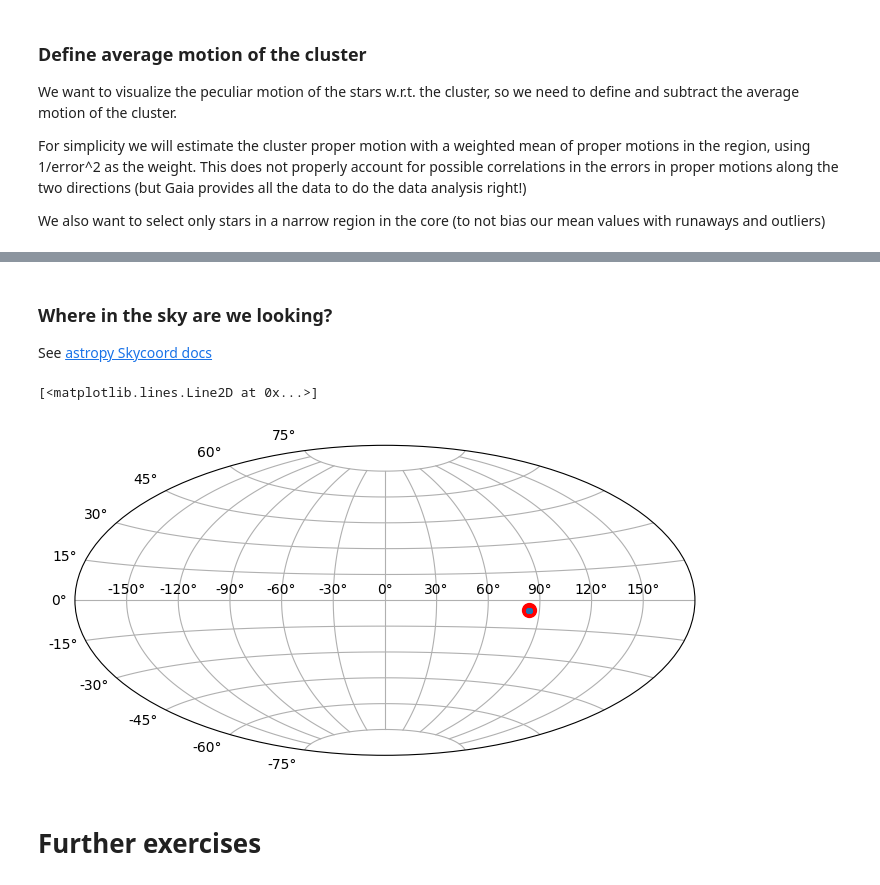
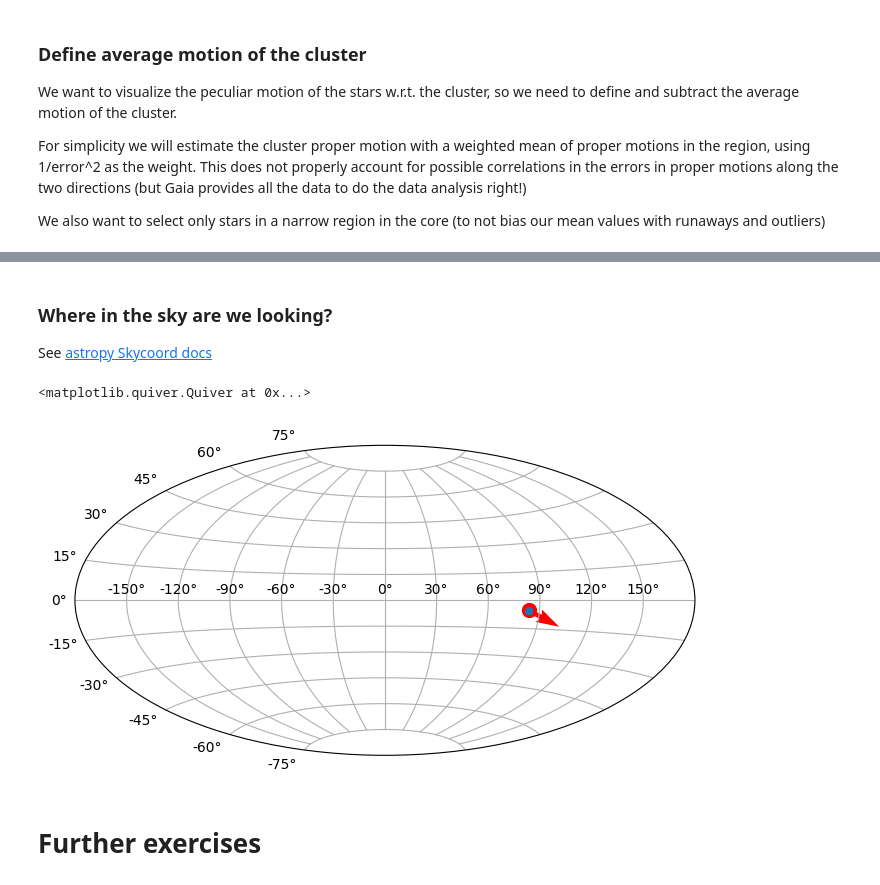
Before and after one commit to mathren/MfA_runaways, a Jupyter notebook: data/explore_Gaia_dr3_catalog.ipynb, the cells around one changed output, grey strips where cells are left out. Saved outputs shown, nothing was run; the diff lists cells and outputs as text; code cells hidden in the pictures.

```diff
--- a/data/explore_Gaia_dr3_catalog.ipynb
+++ b/data/explore_Gaia_dr3_catalog.ipynb
@@ -255,17 +255,17 @@ Text(0, 0.5, 'Relative $\\mu_\\mathrm{DEC} \\ [\\mathrm{mas\\ yr^{-1}}]$')
-# %% [markdown]
-### Where in the sky are we looking?
-
-See [astropy Skycoord docs](https://docs.astropy.org/en/stable/coordinates/skycoord.html)
-# %%
-# see where in the Galaxy we are plotting things
-fig = plt.figure(figsize=(8,4.2))
-ax = fig.add_subplot(111, projection="aitoff")
-ax.grid(True)
-ax.plot(ra_rad, dec_rad, 'o', markersize=2, alpha=0.3)
-ax.plot(orion_im_ra.to(u.radian), orion_im_dec.to(u.radian), markersize=10, zorder=0, c='r', marker='o')
-# %% [output]
-[<matplotlib.lines.Line2D at 0x...>]
-[figure, removed]
+# %% [markdown]
+### Where in the sky are we looking?
+See [astropy Skycoord docs](https://docs.astropy.org/en/stable/coordinates/skycoord.html)
+# %%
+# see where in the Galaxy we are plotting things
+fig = plt.figure(figsize=(8,4.2))
+ax = fig.add_subplot(111, projection="aitoff")
+ax.grid(True)
+ax.plot(ra_rad, dec_rad, 'o', markersize=2, alpha=0.3)
+ax.plot(orion_im_ra.to(u.radian), orion_im_dec.to(u.radian), markersize=10, zorder=0, c='r', marker='o')
+ax.quiver(orion_im_ra.to(u.radian), orion_im_dec.to(u.radian), orion_pmra, orion_pmdec, color='r')
+# %% [output]
+<matplotlib.quiver.Quiver at 0x...>
+[figure, added]
 # %% [markdown]
 # Further exercises
 # %% [markdown]
```
Also changed, not shown: parts of 7 cells of this notebook.
